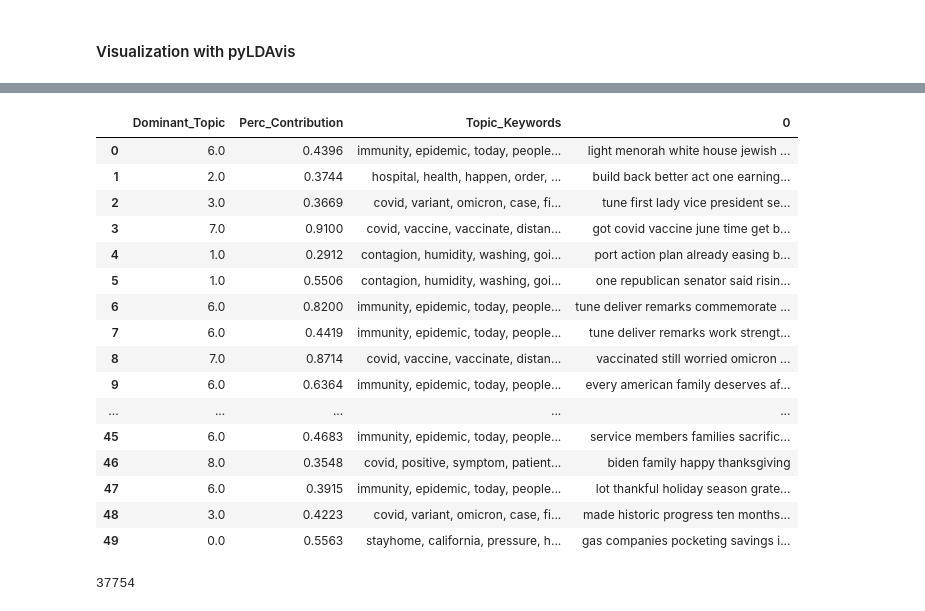
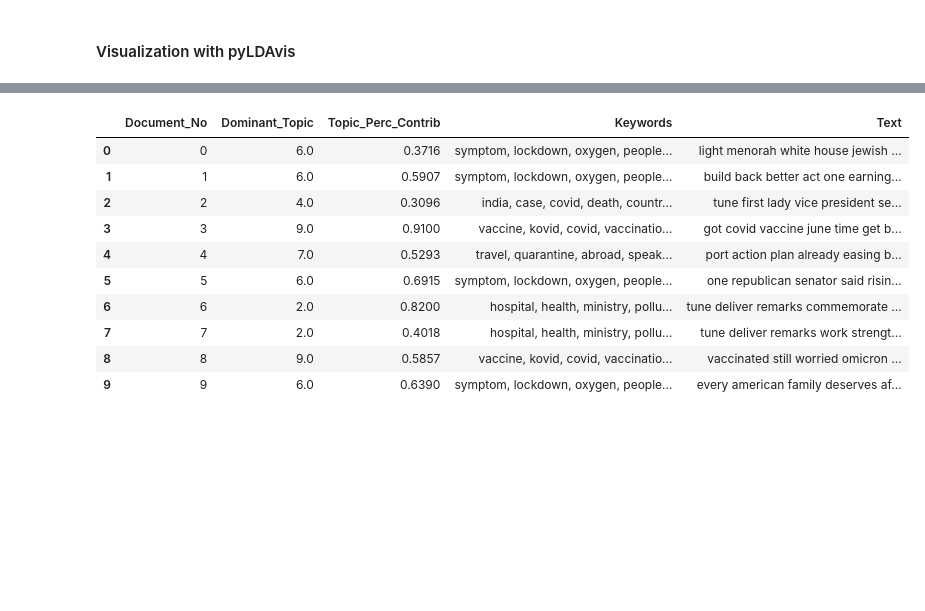
Before and after one commit to eschaffn/CSE535Project4, a Jupyter notebook: TopicModelingLDA.ipynb, the cells around one changed output, grey strips where cells are left out. Saved outputs shown, nothing was run; the diff lists cells and outputs as text; code cells hidden in the pictures; blank space fills up the shorter version.

```diff
--- a/TopicModelingLDA.ipynb
+++ b/TopicModelingLDA.ipynb
@@ -64,5 +46,4 @@ Drive already mounted at /content/drive; to attempt to forcibly remount, call dr
 # %%
 # Load data
-# Load data
-with open ('preprocessed_tweets_no_dups.pickle', 'rb') as json_file:
+with open ('preprocessed_all_TR_50638.pickle', 'rb') as json_file:
     tweets = pickle.load(json_file)
@@ -263,7 +138,8 @@ Streaming output truncated to the last 5000 lines.
 # %% [markdown]
 #### Visualization with pyLDAvis
 # %%
-dictionary = gensim.corpora.Dictionary.load('dictionary_no_dups.gensim')
-corpus = pickle.load(open('corpus_no_dups.pkl', 'rb'))
-lda = gensim.models.ldamodel.LdaModel.load('model10.gensim')
+# Load dictionary, corpus and model
+dictionary = gensim.corpora.Dictionary.load('dictionary_50638.gensim')
+corpus = pickle.load(open('corpus_50638.pkl', 'rb'))
+ldamodel = gensim.models.ldamodel.LdaModel.load('model10_50638.gensim')
 # %%
@@ -310,22 +187,25 @@ data_table.enable_dataframe_formatter()
-# %%
-x.head(50)
-# %% [output]
-|  | Dominant_Topic | Perc_Contribution | Topic_Keywords | 0 |
-| 0 | 6.0 | 0.4396 | immunity, epidemic, today, people... | light menorah white house jewish ... |
-| 1 | 2.0 | 0.3744 | hospital, health, happen, order, ... | build back better act one earning... |
-| 2 | 3.0 | 0.3669 | covid, variant, omicron, case, fi... | tune first lady vice president se... |
-| 3 | 7.0 | 0.9100 | covid, vaccine, vaccinate, distan... | got covid vaccine june time get b... |
-| 4 | 1.0 | 0.2912 | contagion, humidity, washing, goi... | port action plan already easing b... |
-| 5 | 1.0 | 0.5506 | contagion, humidity, washing, goi... | one republican senator said risin... |
-| 6 | 6.0 | 0.8200 | immunity, epidemic, today, people... | tune deliver remarks commemorate ... |
-| 7 | 6.0 | 0.4419 | immunity, epidemic, today, people... | tune deliver remarks work strengt... |
-| 8 | 7.0 | 0.8714 | covid, vaccine, vaccinate, distan... | vaccinated still worried omicron ... |
-| 9 | 6.0 | 0.6364 | immunity, epidemic, today, people... | every american family deserves af... |
-| ... | ... | ... | ... | ... |
-| 45 | 6.0 | 0.4683 | immunity, epidemic, today, people... | service members families sacrific... |
-| 46 | 8.0 | 0.3548 | covid, positive, symptom, patient... | biden family happy thanksgiving |
-| 47 | 6.0 | 0.3915 | immunity, epidemic, today, people... | lot thankful holiday season grate... |
-| 48 | 3.0 | 0.4223 | covid, variant, omicron, case, fi... | made historic progress ten months... |
-| 49 | 0.0 | 0.5563 | stayhome, california, pressure, h... | gas companies pocketing savings i... |
+# %%
+# Visualize data frame
+import pandas as pd
+df_topic_sents_keywords = format_topics_sentences(ldamodel=ldamodel, corpus=corpus, texts=tweets)
+
+# Format
+df_dominant_topic = df_topic_sents_keywords.reset_index()
+df_dominant_topic.columns = ['Document_No', 'Dominant_Topic', 'Topic_Perc_Contrib', 'Keywords', 'Text']
+
+# Show
+df_dominant_topic.head(50)
+# %% [output]
+|  | Document_No | Dominant_Topic | Topic_Perc_Contrib | Keywords | Text |
+| 0 | 0 | 6.0 | 0.3716 | symptom, lockdown, oxygen, people... | light menorah white house jewish ... |
+| 1 | 1 | 6.0 | 0.5907 | symptom, lockdown, oxygen, people... | build back better act one earning... |
+| 2 | 2 | 4.0 | 0.3096 | india, case, covid, death, countr... | tune first lady vice president se... |
+| 3 | 3 | 9.0 | 0.9100 | vaccine, kovid, covid, vaccinatio... | got covid vaccine june time get b... |
+| 4 | 4 | 7.0 | 0.5293 | travel, quarantine, abroad, speak... | port action plan already easing b... |
+| 5 | 5 | 6.0 | 0.6915 | symptom, lockdown, oxygen, people... | one republican senator said risin... |
+| 6 | 6 | 2.0 | 0.8200 | hospital, health, ministry, pollu... | tune deliver remarks commemorate ... |
+| 7 | 7 | 2.0 | 0.4018 | hospital, health, ministry, pollu... | tune deliver remarks work strengt... |
+| 8 | 8 | 9.0 | 0.5857 | vaccine, kovid, covid, vaccinatio... | vaccinated still worried omicron ... |
+| 9 | 9 | 6.0 | 0.6390 | symptom, lockdown, oxygen, people... | every american family deserves af... |
 # %%
 # Save data frame to csv file
@@ -368,4 +212,0 @@ all_topics = getTopics()
-# %%
-len(all_topics)
-# %% [output]
-37754
```
Also changed, not shown: parts of 50 cells of this notebook.
